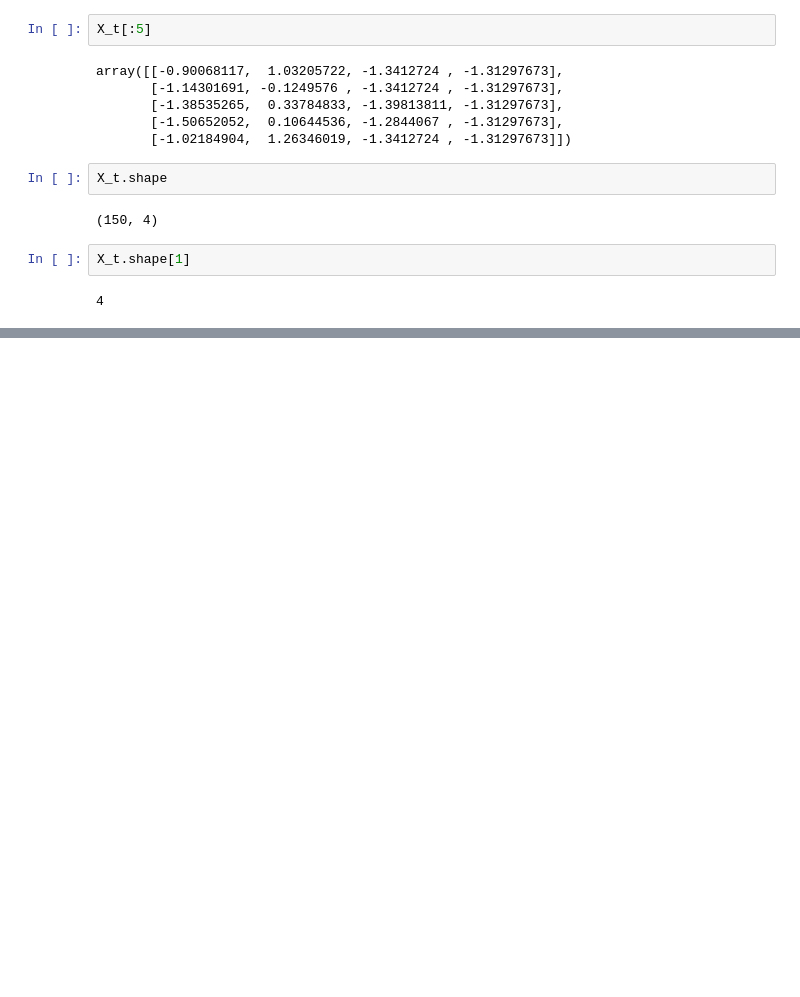
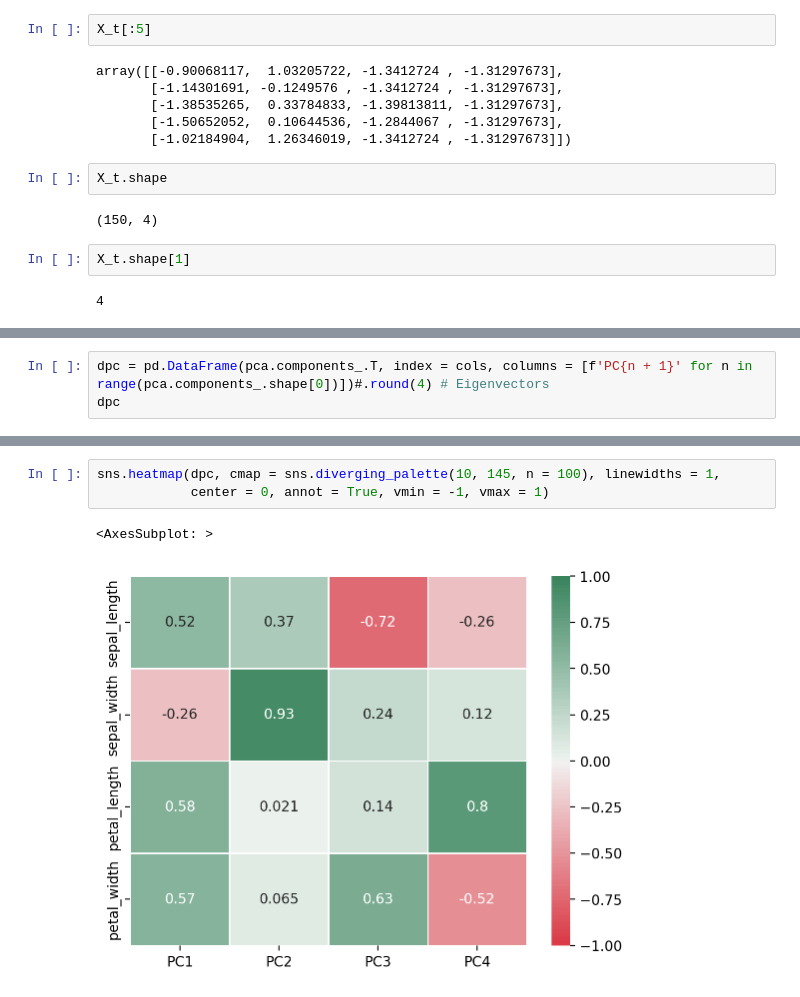
Before and after one commit to pNatTueku/ml_learning_with_ajprasertcbs, a Jupyter notebook: notebooks/pca_iris.ipynb, the cells around one changed output, grey strips where cells are left out. Drawn from its saved outputs; the diff is of its cells as text; blank space fills up the shorter version.

```diff
--- a/notebooks/pca_iris.ipynb
+++ b/notebooks/pca_iris.ipynb
@@ -300,0 +378,3 @@ X_t.shape[1]
+# %%
+dpc = pd.DataFrame(pca.components_.T, index = cols, columns = [f'PC{n + 1}' for n in range(pca.components_.shape[0])])#.round(4) # Eigenvectors
+dpc
@@ -300,0 +395,6 @@ X_t.shape[1]
+# %%
+sns.heatmap(dpc, cmap = sns.diverging_palette(10, 145, n = 100), linewidths = 1,
+            center = 0, annot = True, vmin = -1, vmax = 1)
+# %% [output]
+<AxesSubplot: >
+[figure, added]
```
Also changed, not shown: parts of 40 cells of this notebook.
